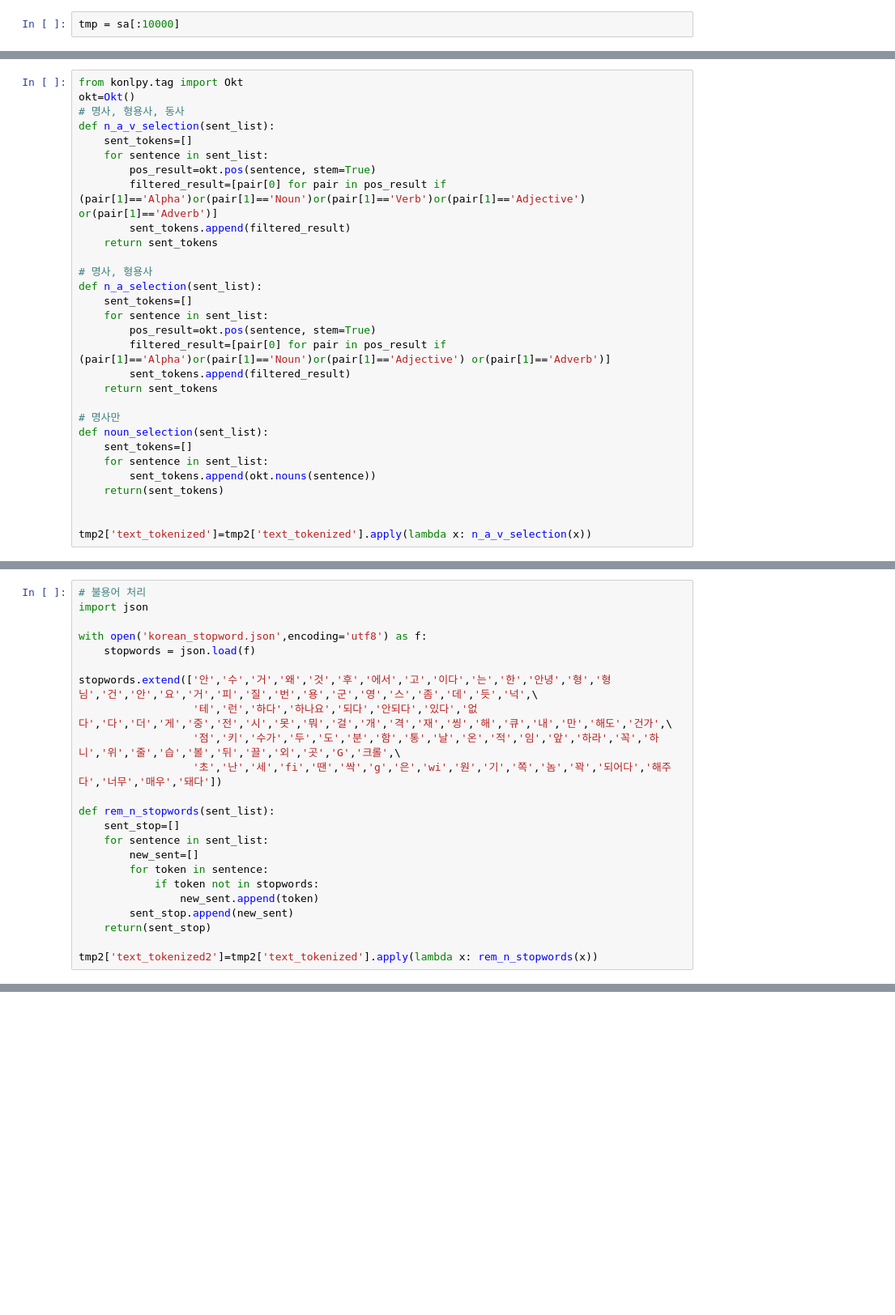
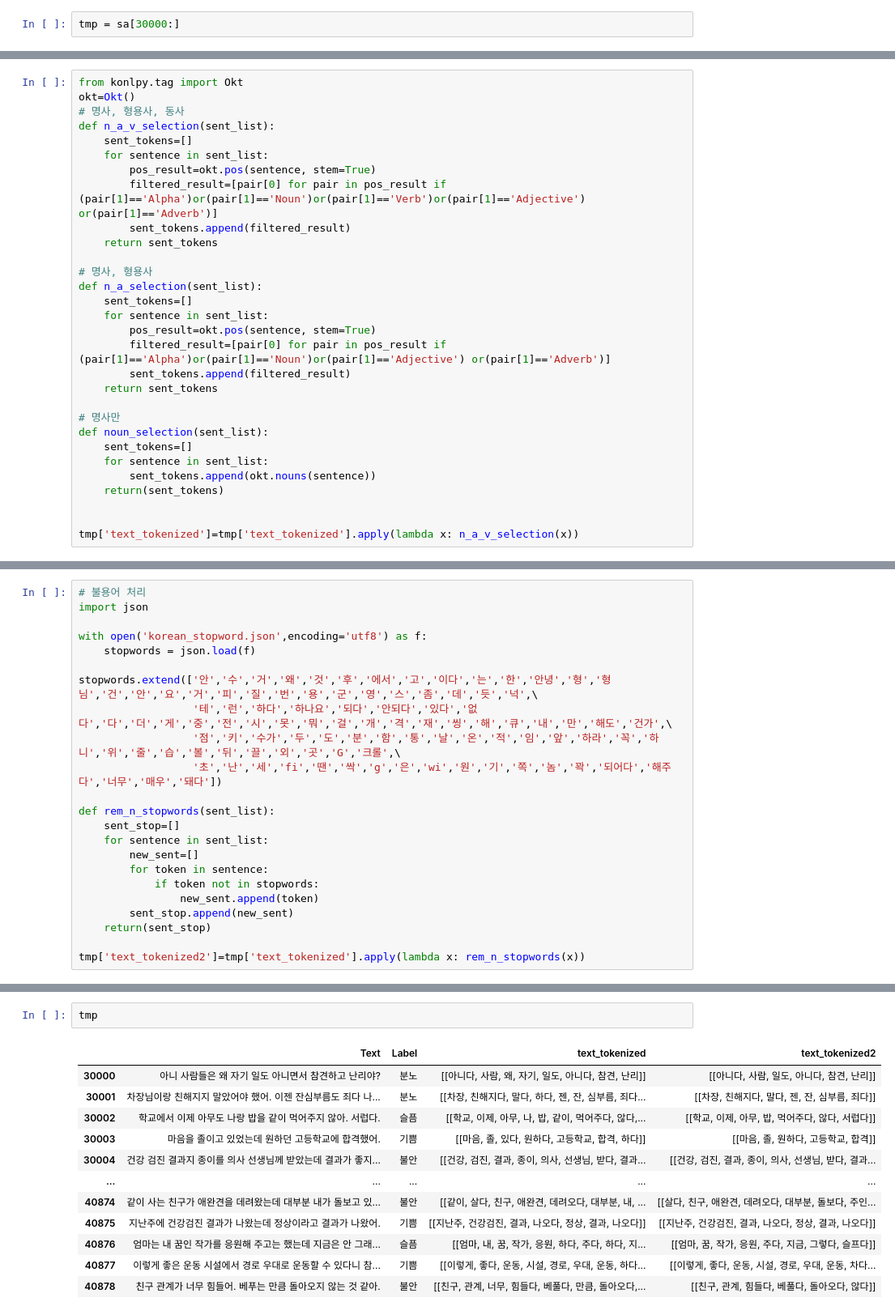
Before and after one commit to LeeEunah/DX_Crawling, a Jupyter notebook: 은아/Sentiment_analysis.ipynb, the cells around one changed output, grey strips where cells are left out. Shown: that part at 81% size. Cells and saved outputs as stored; diff of their text form; blank space fills up the shorter version.

```diff
--- a/은아/Sentiment_analysis.ipynb
+++ b/은아/Sentiment_analysis.ipynb
@@ -12,7 +12,7 @@ len(df)
 sa = df[['사람문장1', '감정_대분류']]
 sa.columns = ['Text', 'Label']
 # %%
-tmp = sa[:10000]
+tmp = sa[30000:]
 # %%
 # 문자 빼고 지움(정규표현식)
 # 문장 자르기
@@ -94,7 +93,7 @@ def noun_selection(sent_list):
     return(sent_tokens)
 
 
-tmp2['text_tokenized']=tmp2['text_tokenized'].apply(lambda x: n_a_v_selection(x))
+tmp['text_tokenized']=tmp['text_tokenized'].apply(lambda x: n_a_v_selection(x))
 # %% [output]
 A value is trying to be set on a copy of a slice from a DataFrame.
 Try using .loc[row_indexer,col_indexer] = value instead
@@ -123,7 +121,7 @@ def rem_n_stopwords(sent_list):
         sent_stop.append(new_sent)
     return(sent_stop)
 
-tmp2['text_tokenized2']=tmp2['text_tokenized'].apply(lambda x: rem_n_stopwords(x))
+tmp['text_tokenized2']=tmp['text_tokenized'].apply(lambda x: rem_n_stopwords(x))
 # %% [output]
 A value is trying to be set on a copy of a slice from a DataFrame.
 Try using .loc[row_indexer,col_indexer] = value instead
@@ -132,0 +130,15 @@ See the caveats in the documentation: https://pandas.pydata.org/pandas-docs/stab
+# %%
+tmp
+# %% [output]
+|  | Text | Label | text_tokenized | text_tokenized2 |
+| 30000 | 아니 사람들은 왜 자기 일도 아니면서 참견하고 난리야? | 분노 | [[아니다, 사람, 왜, 자기, 일도, 아니다, 참견, 난리]] | [[아니다, 사람, 일도, 아니다, 참견, 난리]] |
+| 30001 | 차장님이랑 친해지지 말았어야 했어. 이젠 잔심부름도 죄다 나... | 분노 | [[차장, 친해지다, 말다, 하다, 젠, 잔, 심부름, 죄다... | [[차장, 친해지다, 말다, 젠, 잔, 심부름, 죄다]] |
+| 30002 | 학교에서 이제 아무도 나랑 밥을 같이 먹어주지 않아. 서럽다. | 슬픔 | [[학교, 이제, 아무, 나, 밥, 같이, 먹어주다, 않다,... | [[학교, 이제, 아무, 밥, 먹어주다, 않다, 서럽다]] |
+| 30003 | 마음을 졸이고 있었는데 원하던 고등학교에 합격했어. | 기쁨 | [[마음, 졸, 있다, 원하다, 고등학교, 합격, 하다]] | [[마음, 졸, 원하다, 고등학교, 합격]] |
+| 30004 | 건강 검진 결과지 종이를 의사 선생님께 받았는데 결과가 좋지... | 불안 | [[건강, 검진, 결과, 종이, 의사, 선생님, 받다, 결과... | [[건강, 검진, 결과, 종이, 의사, 선생님, 받다, 결과... |
+| ... | ... | ... | ... | ... |
+| 40874 | 같이 사는 친구가 애완견을 데려왔는데 대부분 내가 돌보고 있... | 불안 | [[같이, 살다, 친구, 애완견, 데려오다, 대부분, 내, ... | [[살다, 친구, 애완견, 데려오다, 대부분, 돌보다, 주인... |
+| 40875 | 지난주에 건강검진 결과가 나왔는데 정상이라고 결과가 나왔어. | 기쁨 | [[지난주, 건강검진, 결과, 나오다, 정상, 결과, 나오다]] | [[지난주, 건강검진, 결과, 나오다, 정상, 결과, 나오다]] |
+| 40876 | 엄마는 내 꿈인 작가를 응원해 주고는 했는데 지금은 안 그래... | 슬픔 | [[엄마, 내, 꿈, 작가, 응원, 하다, 주다, 하다, 지... | [[엄마, 꿈, 작가, 응원, 주다, 지금, 그렇다, 슬프다]] |
+| 40877 | 이렇게 좋은 운동 시설에서 경로 우대로 운동할 수 있다니 참... | 기쁨 | [[이렇게, 좋다, 운동, 시설, 경로, 우대, 운동, 하다... | [[이렇게, 좋다, 운동, 시설, 경로, 우대, 운동, 차다... |
+| 40878 | 친구 관계가 너무 힘들어. 베푸는 만큼 돌아오지 않는 것 같아. | 불안 | [[친구, 관계, 너무, 힘들다, 베풀다, 만큼, 돌아오다,... | [[친구, 관계, 힘들다, 베풀다, 돌아오다, 않다]] |
```
Also changed, not shown: parts of 9 cells of this notebook, 7 other files.
